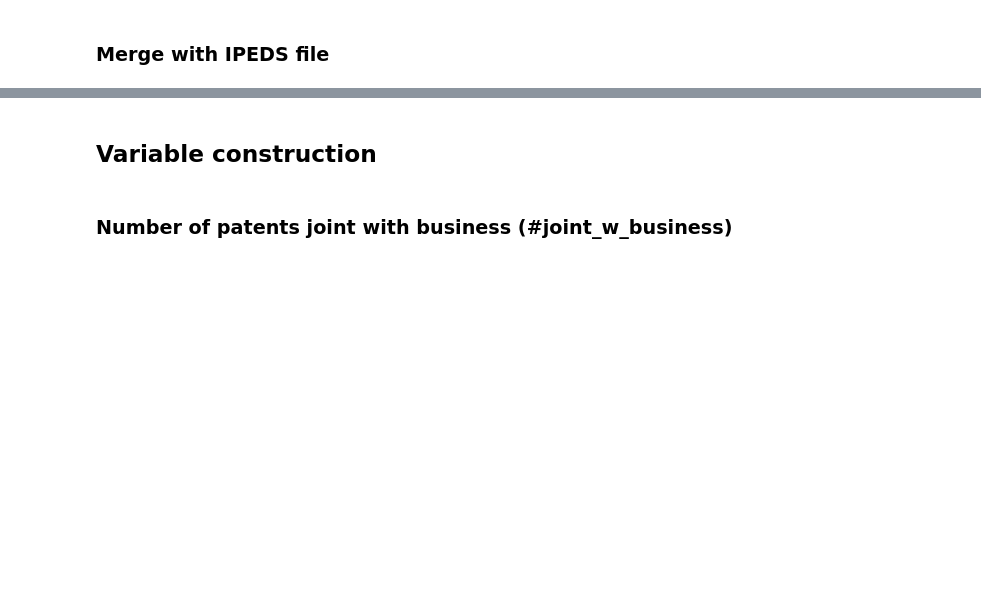
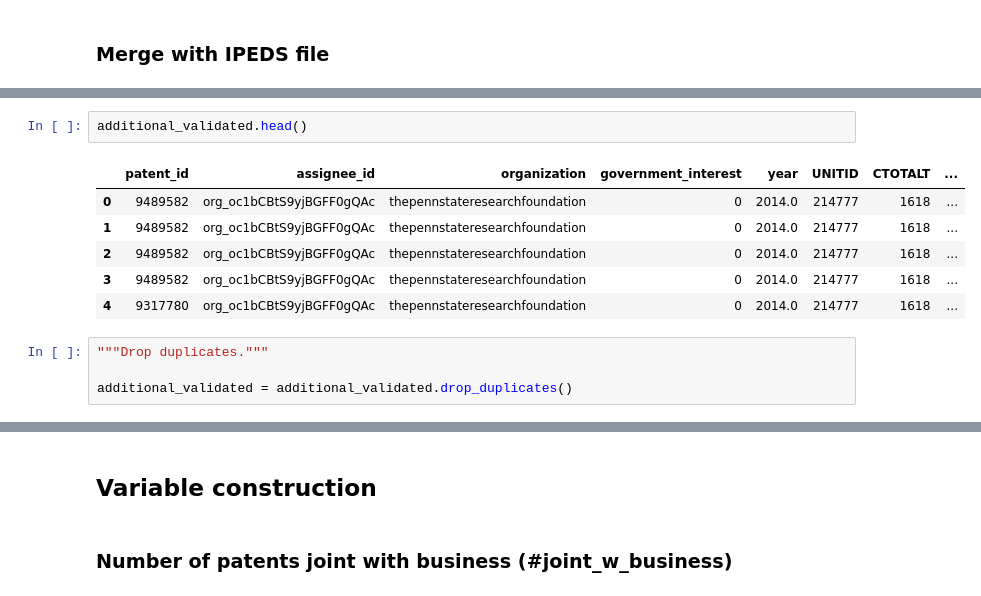
Before and after one commit to el2727/NCSES_class, a Jupyter notebook: NCSES_class_PatentsView_IPEDS_record_linkage.ipynb, the cells around one changed output, grey strips where cells are left out. Cells and saved outputs as stored; diff of their text form; blank space fills up the shorter version.

```diff
--- a/NCSES_class_PatentsView_IPEDS_record_linkage.ipynb
+++ b/NCSES_class_PatentsView_IPEDS_record_linkage.ipynb
@@ -211,0 +559,13 @@ validated_merged.organization.nunique()
+# %%
+additional_validated.head()
+# %% [output]
+|  | patent_id | assignee_id | organization | government_interest | year | UNITID | CTOTALT | ... |
+| 0 | 9489582 | org_oc1bCBtS9yjBGFF0gQAc | thepennstateresearchfoundation | 0 | 2014.0 | 214777 | 1618 | ... |
+| 1 | 9489582 | org_oc1bCBtS9yjBGFF0gQAc | thepennstateresearchfoundation | 0 | 2014.0 | 214777 | 1618 | ... |
+| 2 | 9489582 | org_oc1bCBtS9yjBGFF0gQAc | thepennstateresearchfoundation | 0 | 2014.0 | 214777 | 1618 | ... |
+| 3 | 9489582 | org_oc1bCBtS9yjBGFF0gQAc | thepennstateresearchfoundation | 0 | 2014.0 | 214777 | 1618 | ... |
+| 4 | 9317780 | org_oc1bCBtS9yjBGFF0gQAc | thepennstateresearchfoundation | 0 | 2014.0 | 214777 | 1618 | ... |
+# %%
+"""Drop duplicates."""
+
+additional_validated = additional_validated.drop_duplicates()
```
Also changed, not shown: parts of 94 cells of this notebook.
